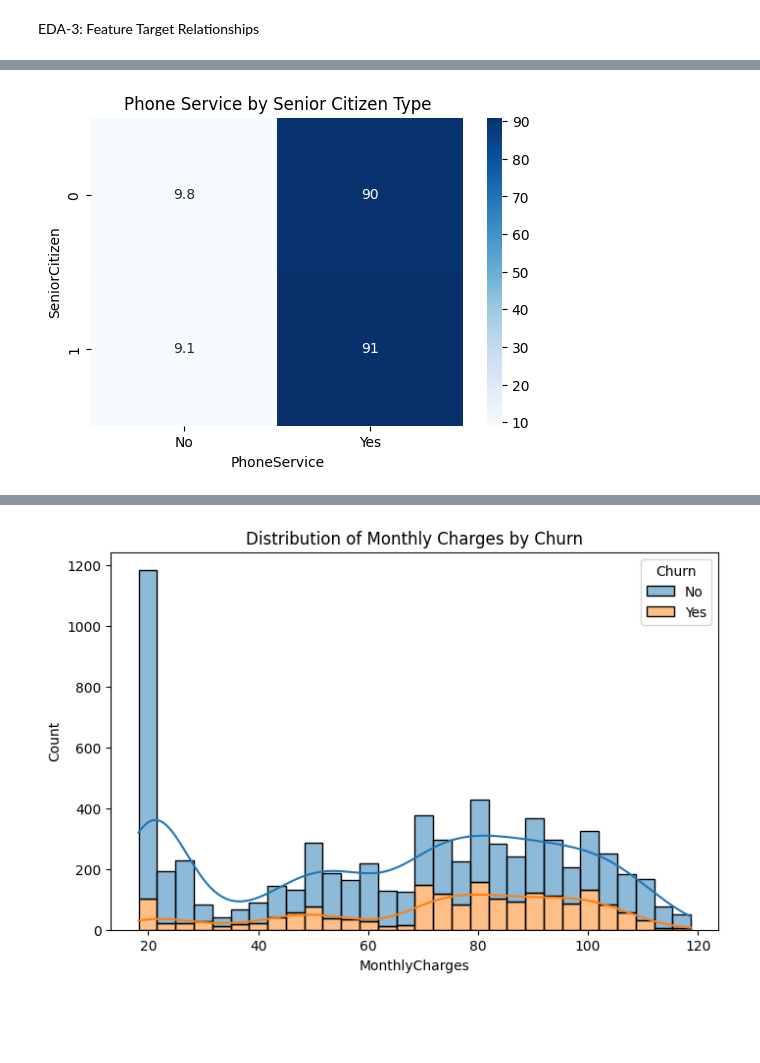
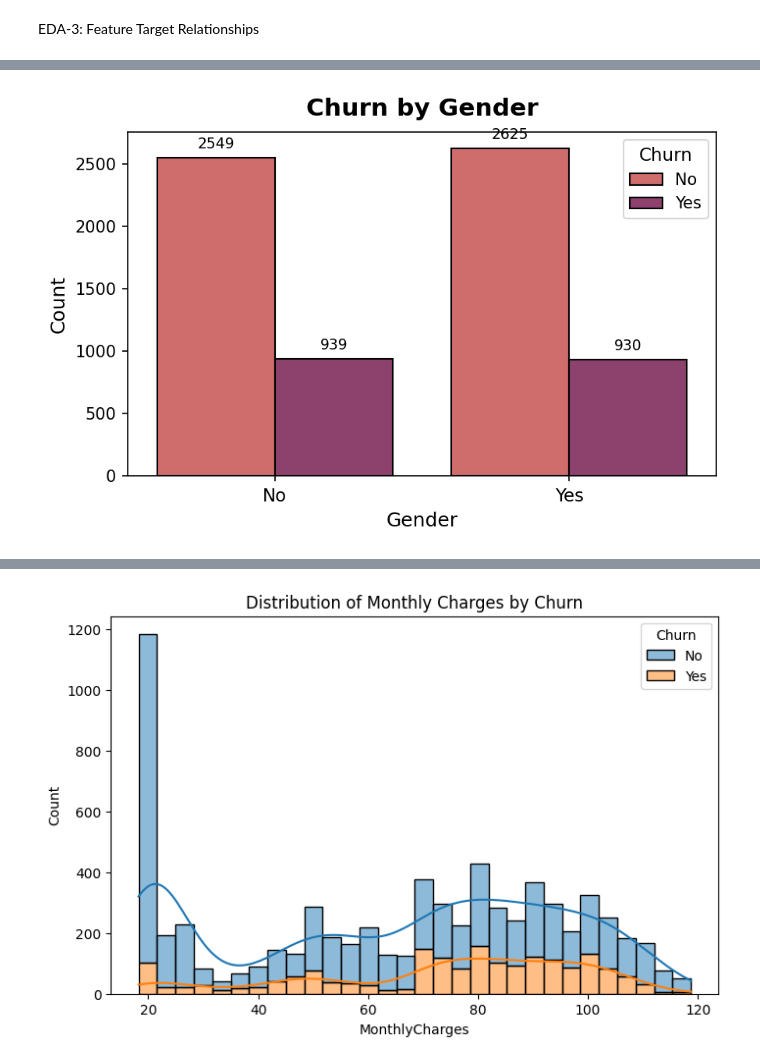
Before and after one commit to AyushmanRaha/Customer-Churn-Prediction, a Jupyter notebook: Churn_Prediction_Project_EDA.ipynb, the cells around one changed output, grey strips where cells are left out. Saved outputs shown, nothing was run; the diff lists cells and outputs as text; code cells hidden in the pictures; blank space fills up the shorter version.

Commit message:
Completed the EDA analysis of the data file. Updates to code as per requirements.

```diff
--- a/Churn_Prediction_Project_EDA.ipynb
+++ b/Churn_Prediction_Project_EDA.ipynb
@@ -989,9 +952,36 @@ plt.show()
-# %%
-plot4 = pd.crosstab(df['SeniorCitizen'], df['PhoneService'], normalize='index')*100
-
-plt.figure(figsize=(6,4))
-sns.heatmap(plot4, annot=True, cmap="Blues")
-plt.title("Phone Service by Senior Citizen Type")
-plt.show()
-# %% [output]
-[figure, removed]
+# %%
+plt.figure(figsize=(6,4), dpi=150)
+
+sns.countplot(
+    data=df,
+    x='gender',
+    hue='Churn',
+    palette="flare",
+    edgecolor="black",
+    linewidth=1,
+    hue_order=['No', 'Yes']
+)
+
+plt.xticks([0,1], ['No', 'Yes'], fontsize=11)
+
+for p in plt.gca().patches:
+    height = p.get_height()
+    if height > 0:
+        plt.text(
+            p.get_x() + p.get_width()/2.,
+            height + 50,
+            f'{int(height)}',
+            ha='center', va='bottom',
+            fontsize=9
+        )
+
+plt.title("Churn by Gender", fontsize=15, weight="bold", pad=10)
+plt.xlabel("Gender", fontsize=12)
+plt.ylabel("Count", fontsize=12)
+
+plt.legend(title="Churn", fontsize=10, title_fontsize=11, loc="upper right", frameon=True)
+
+plt.tight_layout()
+plt.show()
+# %% [output]
+[figure, added]
```
Also changed, not shown: parts of 16 cells of this notebook.
